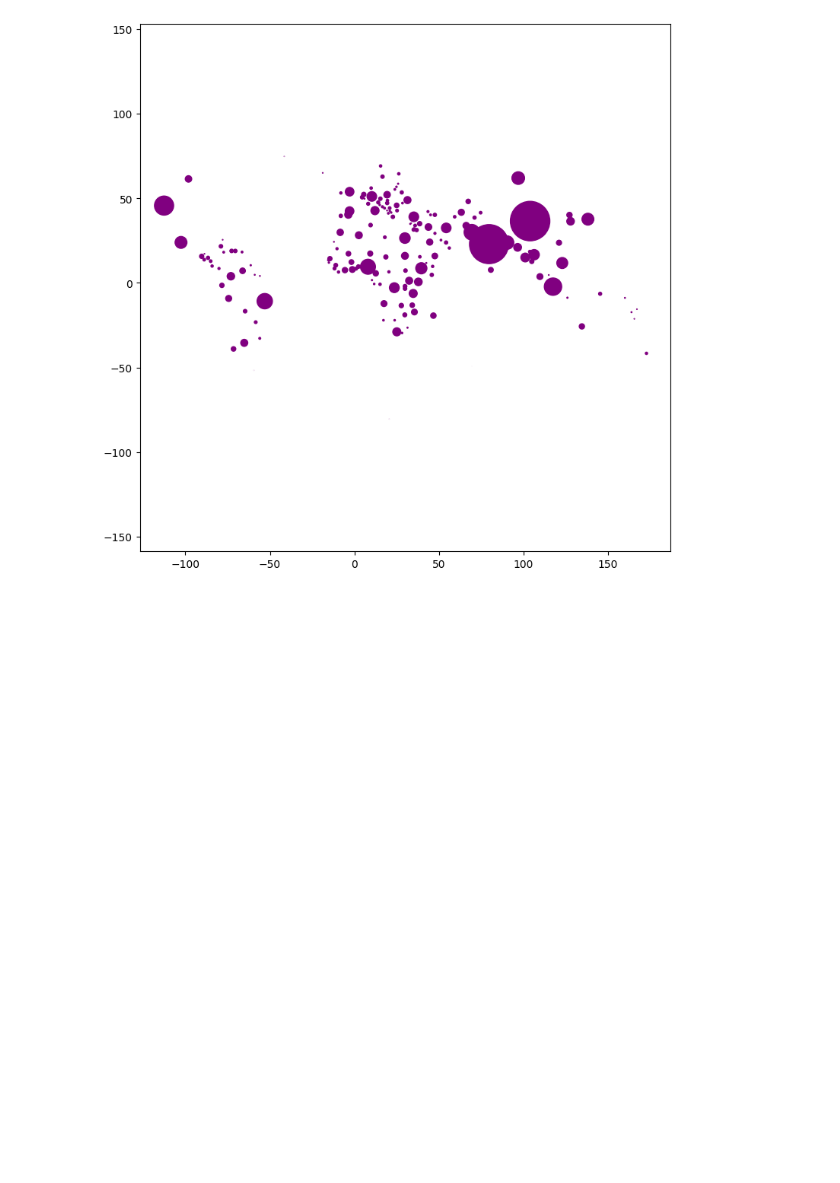
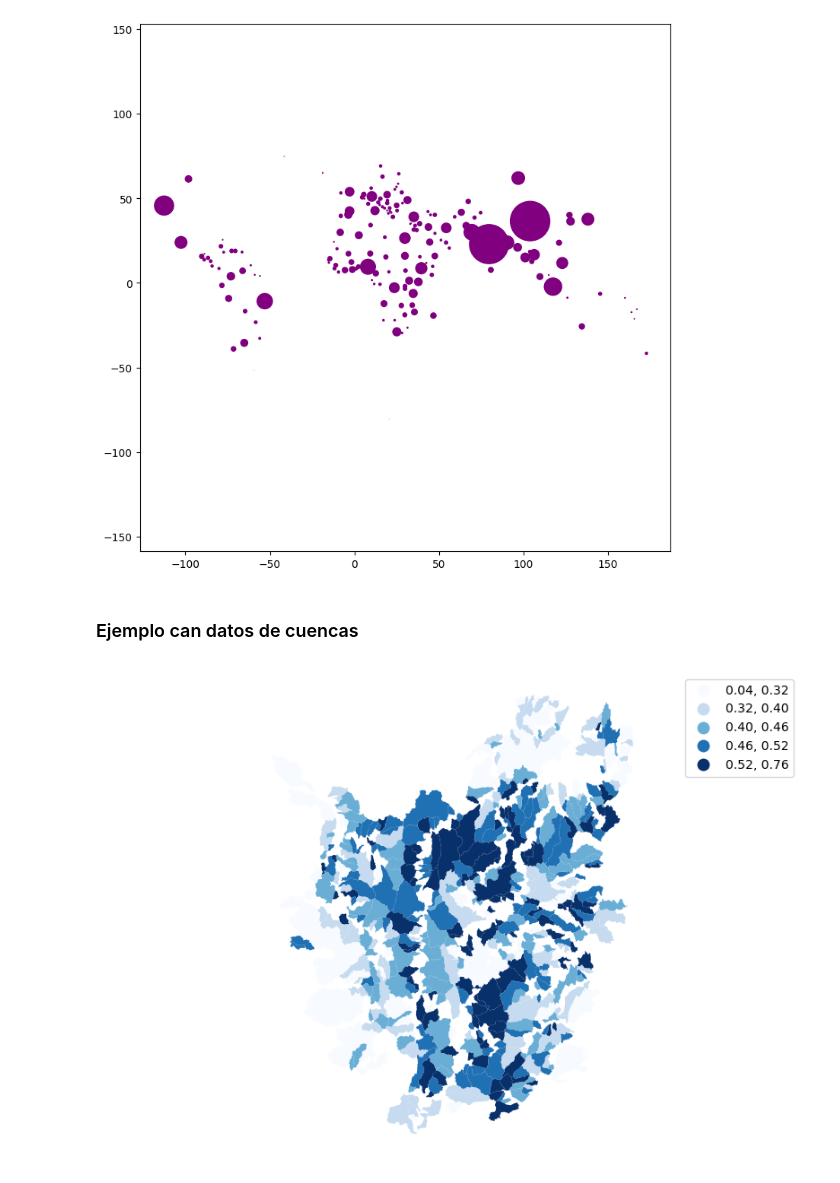
Before and after one commit to edieraristizabal/Libro_AnalisisGeoespacial, a Jupyter notebook: _sources/06_Coropleta.ipynb, the cells around one changed output. Saved outputs shown, nothing was run; the diff lists cells and outputs as text; code cells hidden in the pictures; blank space fills up the shorter version.

```diff
--- a/_sources/06_Coropleta.ipynb
+++ b/_sources/06_Coropleta.ipynb
@@ -414,3 +414,38 @@ ax.axis("equal")
 plt.show()
 # %% [output]
 [figure]
+# %% [markdown]
+### Ejemplo can datos de cuencas
+# %%
+import geopandas as gpd
+
+#gdf = gpd.read_file("https://github.com/edieraristizabal/ModeloMultinivel/raw/refs/heads/main/DATA/df_catchments_spatial.gpkg")
+#gdf.info()
+
+
+import requests
+from io import BytesIO
+
+url = "https://github.com/edieraristizabal/ModeloMultinivel/raw/refs/heads/main/DATA/df_catchments_spatial.gpkg"
+
+try:
+    response = requests.get(url, stream=True)
+    response.raise_for_status()  # Lanza una excepción para errores HTTP
+
+    # Lee el contenido descargado como un archivo en memoria
+    with BytesIO(response.content) as f:
+        gdf = gpd.read_file(f)
+
+
+except requests.exceptions.RequestException as e:
+    print(f"Error al descargar el archivo: {e}")
+except Exception as e:
+    print(f"Error al leer el archivo GPKG: {e}")
+# %%
+f, ax = plt.subplots(1, figsize=(10,7))
+gdf.plot(ax=ax, column='hypso_inte', legend=True, scheme='Quantiles', legend_kwds={'fmt':'{:.2f}'}, cmap='Blues')
+ax.set_axis_off()
+plt.axis('equal')
+plt.show()
+# %% [output]
+[figure, added]
```
Also changed, not shown: parts of 2 cells of this notebook, 27 other files.
